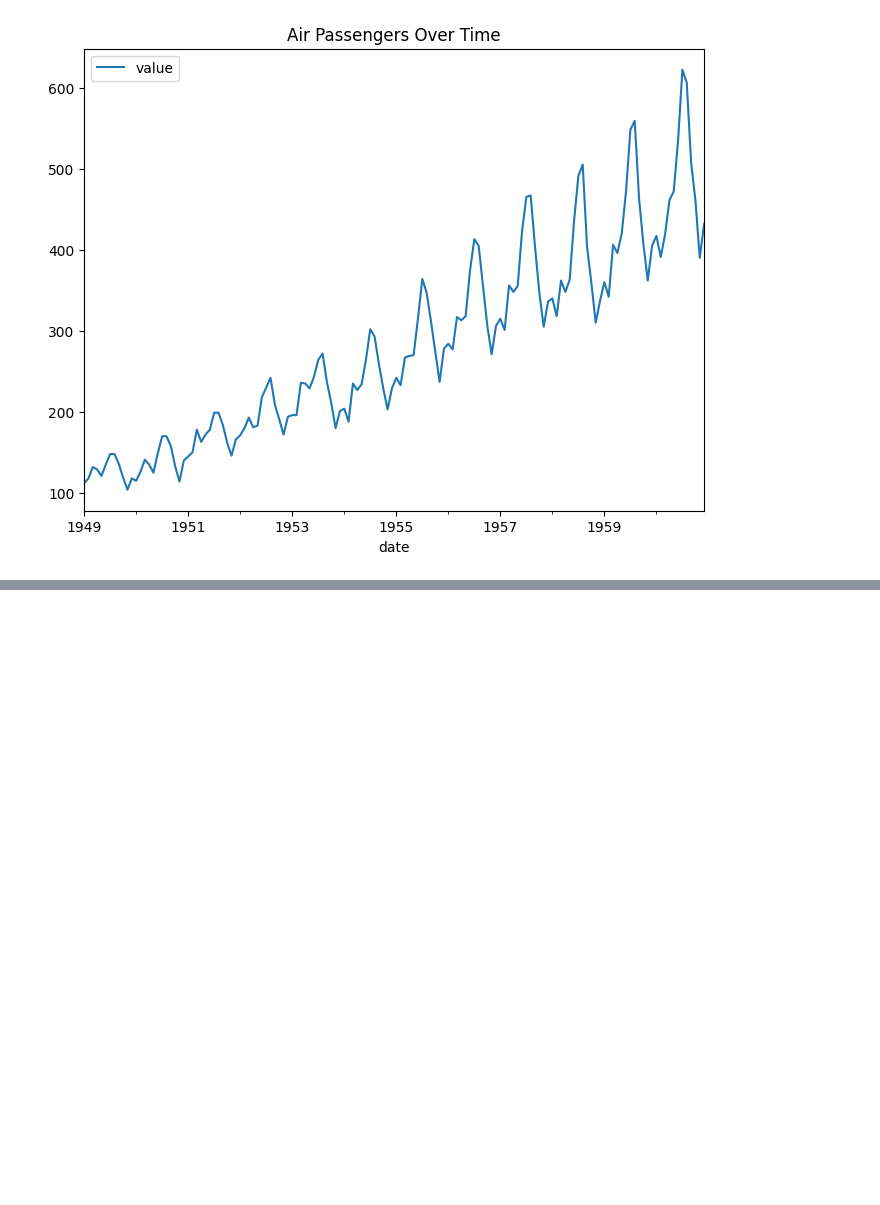
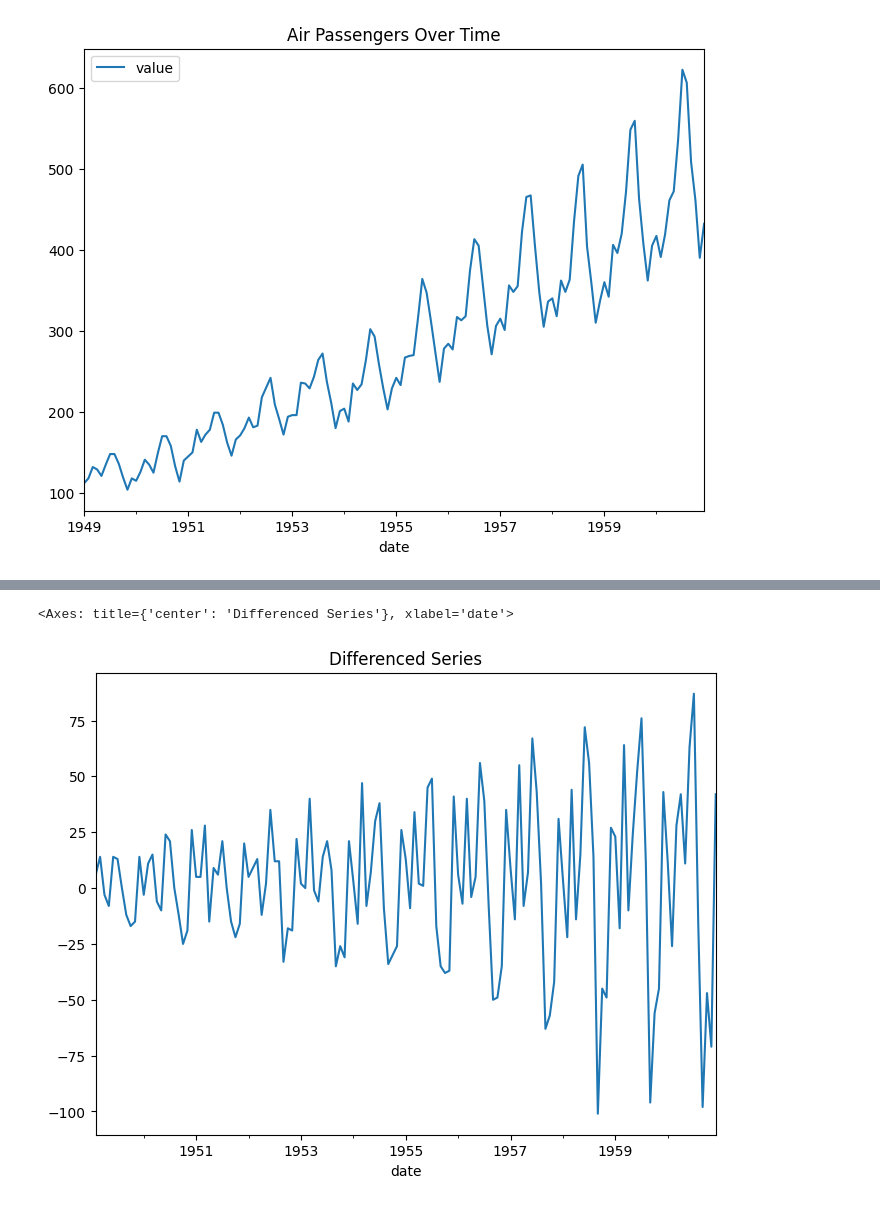
Before and after one commit to shreyjain14/MCA-Assignments, a Jupyter notebook: Trimester-4/ADA/Classwork/03-AirPassengers.ipynb, the cells around one changed output, grey strips where cells are left out. Drawn from its saved outputs; the diff is of its cells as text; code cells hidden in the pictures; blank space fills up the shorter version.

```diff
--- a/Trimester-4/ADA/Classwork/03-AirPassengers.ipynb
+++ b/Trimester-4/ADA/Classwork/03-AirPassengers.ipynb
@@ -66,0 +101,6 @@ Series is non-stationary
+# %%
+df['value_diff'] = df['value'] - df['value'].shift(1)
+df['value_diff'].dropna().plot(figsize=(8,6), title='Differenced Series')
+# %% [output]
+<Axes: title={'center': 'Differenced Series'}, xlabel='date'>
+[figure, added]
```
Also changed, not shown: parts of 9 cells of this notebook, 1 other file.
